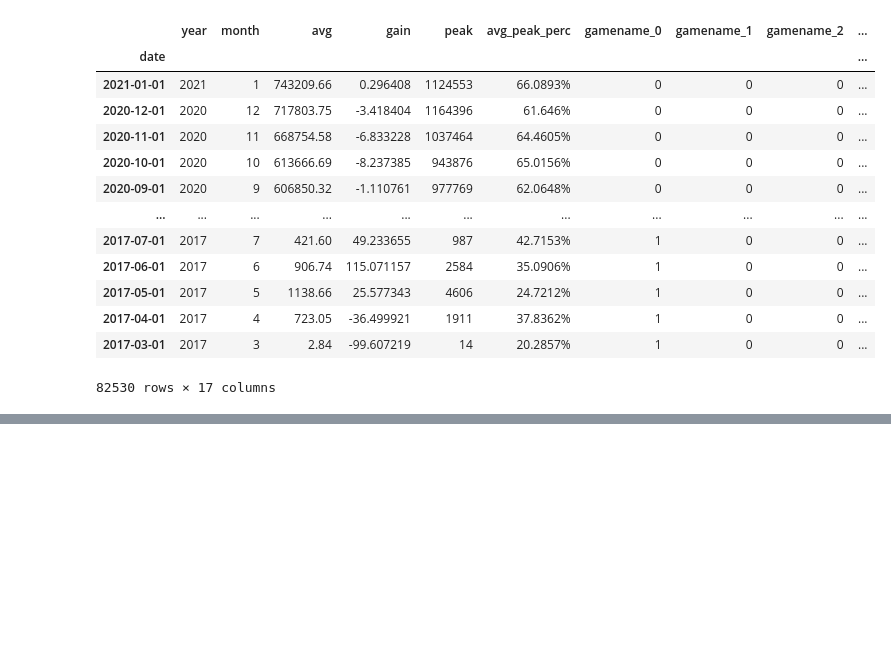
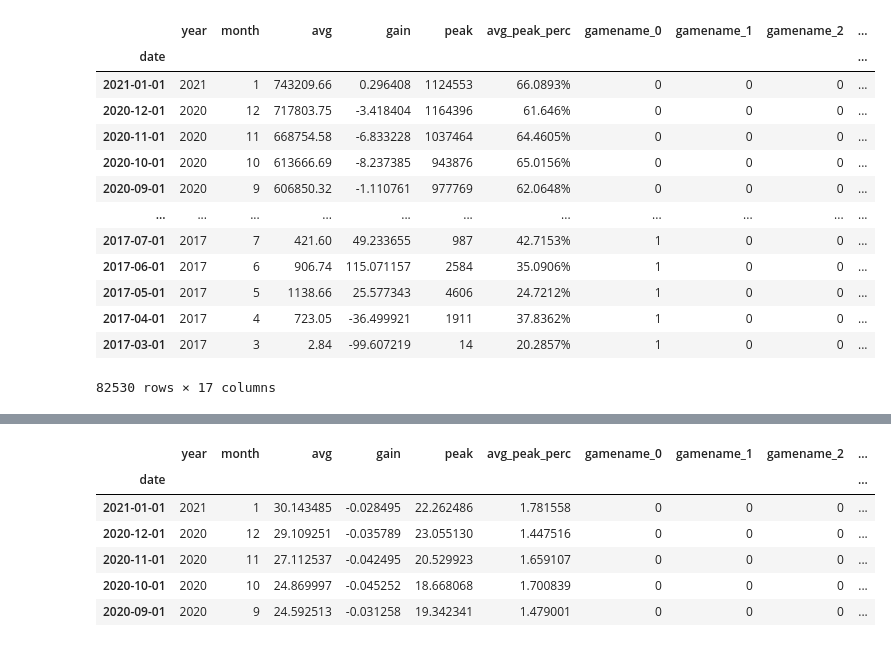
Before and after one commit to adenletchworth/Player-Trend-Predictions, a Jupyter notebook: EDA.ipynb, the cells around one changed output, grey strips where cells are left out. Drawn from its saved outputs; the diff is of its cells as text; code cells hidden in the pictures; blank space fills up the shorter version.

Commit message:
feat: Scaling, Capping and String transformation

```diff
--- a/EDA.ipynb
+++ b/EDA.ipynb
@@ -181,0 +217,14 @@ df
+# %%
+scaled_rows = ['gain', 'avg', 'peak', 'avg_peak_perc']
+scaler = StandardScaler()
+df[scaled_rows] = scaler.fit_transform(df[scaled_rows])
+
+df.head()
+# %% [output]
+|  | year | month | avg | gain | peak | avg_peak_perc | gamename_0 | gamename_1 | gamename_2 | ... |
+| date |  |  |  |  |  |  |  |  |  | ... |
+| 2021-01-01 | 2021 | 1 | 30.143485 | -0.028495 | 22.262486 | 1.781558 | 0 | 0 | 0 | ... |
+| 2020-12-01 | 2020 | 12 | 29.109251 | -0.035789 | 23.055130 | 1.447516 | 0 | 0 | 0 | ... |
+| 2020-11-01 | 2020 | 11 | 27.112537 | -0.042495 | 20.529923 | 1.659107 | 0 | 0 | 0 | ... |
+| 2020-10-01 | 2020 | 10 | 24.869997 | -0.045252 | 18.668068 | 1.700839 | 0 | 0 | 0 | ... |
+| 2020-09-01 | 2020 | 9 | 24.592513 | -0.031258 | 19.342341 | 1.479001 | 0 | 0 | 0 | ... |
```
Also changed, not shown: parts of 7 cells of this notebook.
